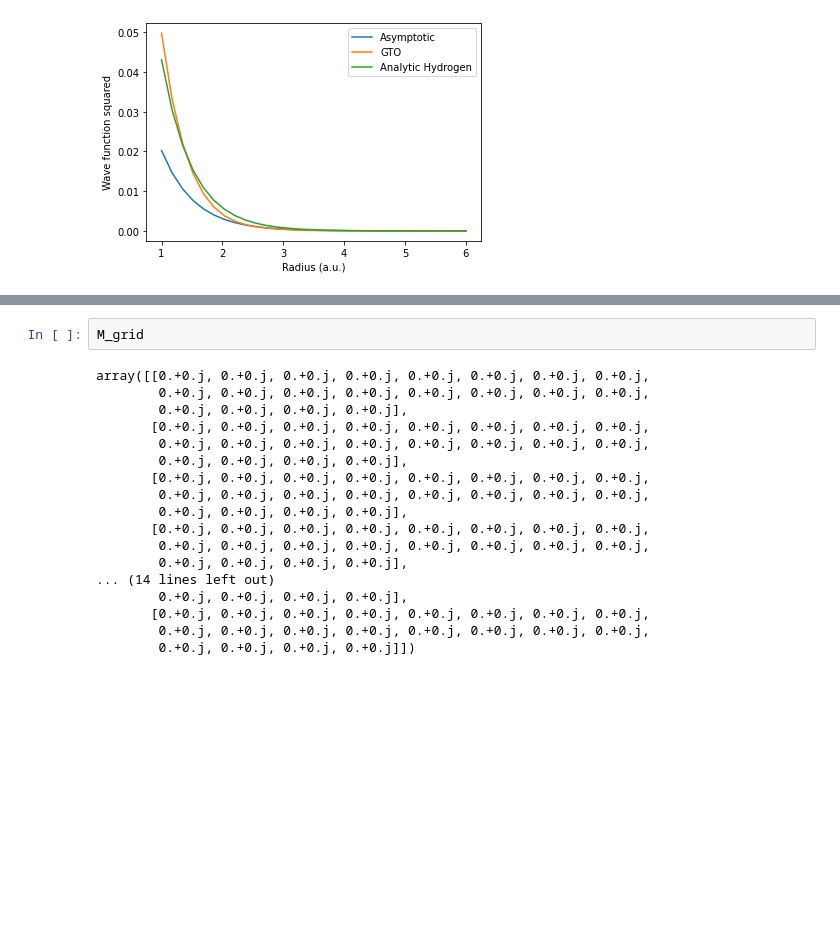
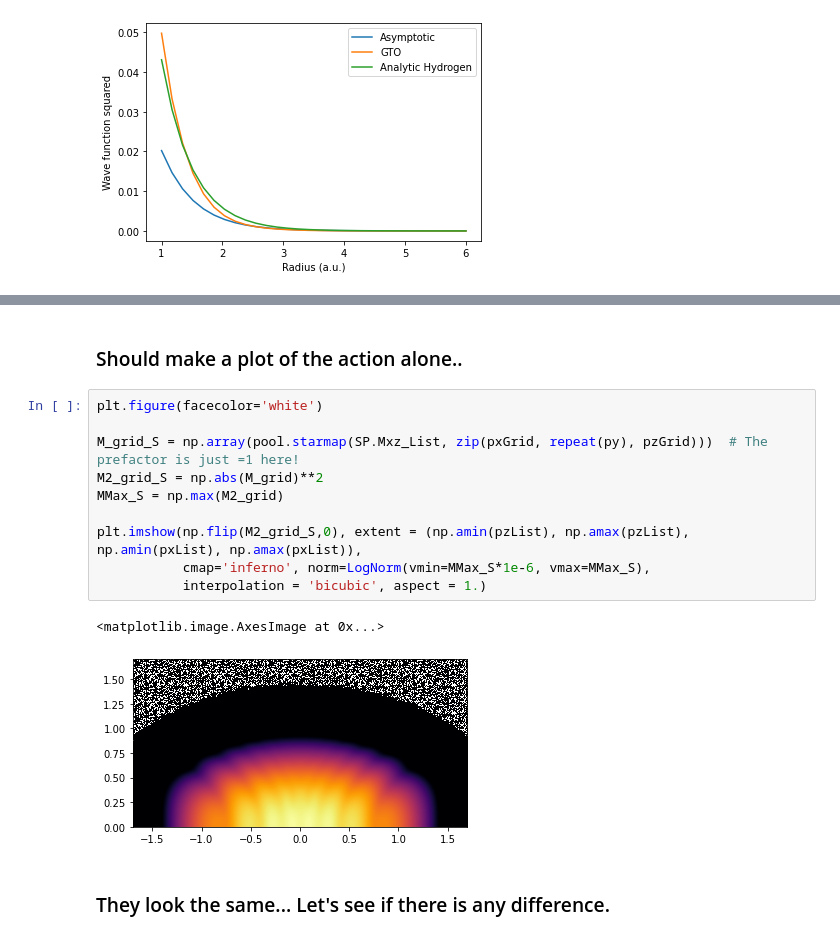
Before and after one commit to EmilHansen1/SFA_OAM_Linear, a Jupyter notebook: test_plots.py.ipynb, the cells around one changed output, grey strips where cells are left out. Drawn from its saved outputs; the diff is of its cells as text; blank space fills up the shorter version.

```diff
--- a/test_plots.py.ipynb
+++ b/test_plots.py.ipynb
@@ -115,20 +120,17 @@ plt.imshow(np.flip(M2_grid,0), extent = (np.amin(pzList), np.amax(pzList), np.am
-# %%
-M_grid
-# %% [output]
-array([[0.+0.j, 0.+0.j, 0.+0.j, 0.+0.j, 0.+0.j, 0.+0.j, 0.+0.j, 0.+0.j,
-        0.+0.j, 0.+0.j, 0.+0.j, 0.+0.j, 0.+0.j, 0.+0.j, 0.+0.j, 0.+0.j,
-        0.+0.j, 0.+0.j, 0.+0.j, 0.+0.j],
-       [0.+0.j, 0.+0.j, 0.+0.j, 0.+0.j, 0.+0.j, 0.+0.j, 0.+0.j, 0.+0.j,
-        0.+0.j, 0.+0.j, 0.+0.j, 0.+0.j, 0.+0.j, 0.+0.j, 0.+0.j, 0.+0.j,
-        0.+0.j, 0.+0.j, 0.+0.j, 0.+0.j],
-       [0.+0.j, 0.+0.j, 0.+0.j, 0.+0.j, 0.+0.j, 0.+0.j, 0.+0.j, 0.+0.j,
-        0.+0.j, 0.+0.j, 0.+0.j, 0.+0.j, 0.+0.j, 0.+0.j, 0.+0.j, 0.+0.j,
-        0.+0.j, 0.+0.j, 0.+0.j, 0.+0.j],
-       [0.+0.j, 0.+0.j, 0.+0.j, 0.+0.j, 0.+0.j, 0.+0.j, 0.+0.j, 0.+0.j,
-        0.+0.j, 0.+0.j, 0.+0.j, 0.+0.j, 0.+0.j, 0.+0.j, 0.+0.j, 0.+0.j,
-        0.+0.j, 0.+0.j, 0.+0.j, 0.+0.j],
-... (14 lines left out)
-        0.+0.j, 0.+0.j, 0.+0.j, 0.+0.j],
-       [0.+0.j, 0.+0.j, 0.+0.j, 0.+0.j, 0.+0.j, 0.+0.j, 0.+0.j, 0.+0.j,
-        0.+0.j, 0.+0.j, 0.+0.j, 0.+0.j, 0.+0.j, 0.+0.j, 0.+0.j, 0.+0.j,
-        0.+0.j, 0.+0.j, 0.+0.j, 0.+0.j]])
+# %% [markdown]
+### Should make a plot of the action alone..
+# %%
+plt.figure(facecolor='white')
+
+M_grid_S = np.array(pool.starmap(SP.Mxz_List, zip(pxGrid, repeat(py), pzGrid)))  # The prefactor is just =1 here!
+M2_grid_S = np.abs(M_grid)**2
+MMax_S = np.max(M2_grid)
+
+plt.imshow(np.flip(M2_grid_S,0), extent = (np.amin(pzList), np.amax(pzList), np.amin(pxList), np.amax(pxList)),
+           cmap='inferno', norm=LogNorm(vmin=MMax_S*1e-6, vmax=MMax_S),
+           interpolation = 'bicubic', aspect = 1.)
+# %% [output]
+<matplotlib.image.AxesImage at 0x...>
+[figure, added]
+# %% [markdown]
+### They look the same... Let's see if there is any difference.
```
Also changed, not shown: parts of 17 cells of this notebook, 1 other file.
